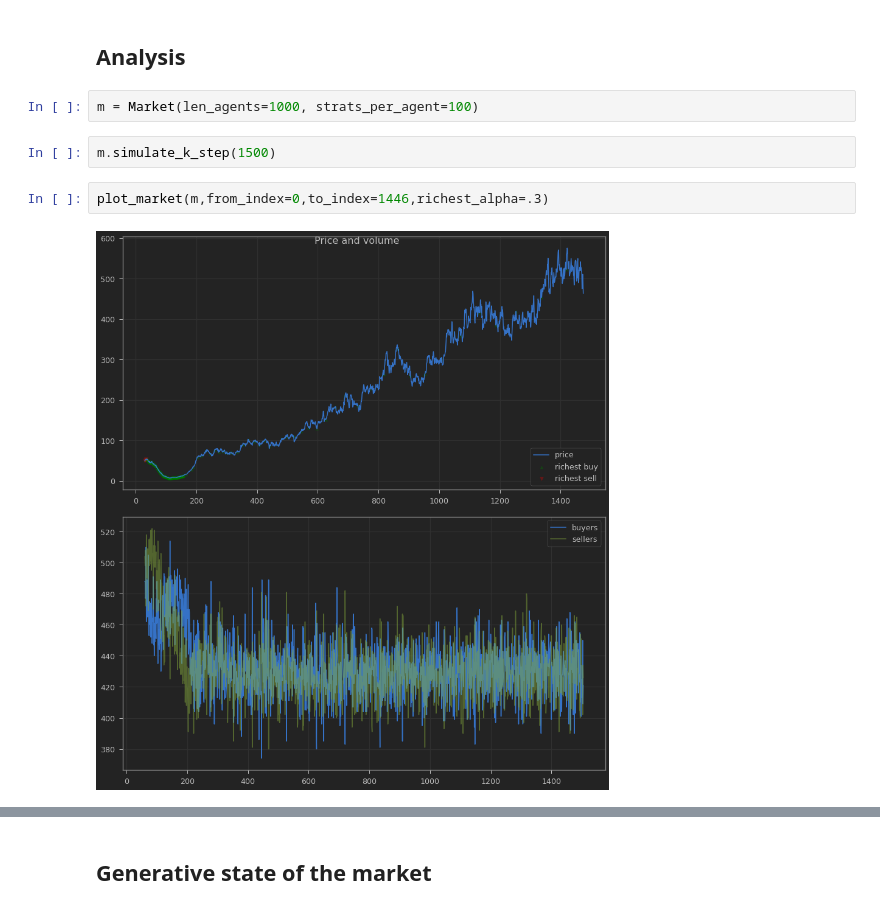
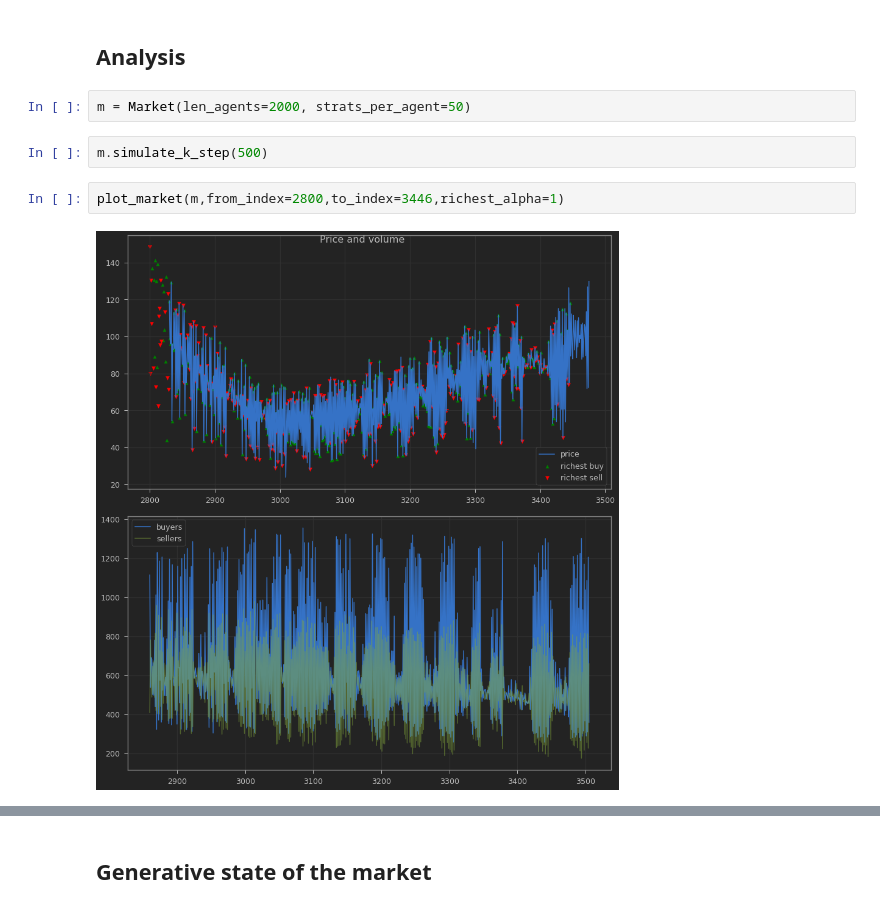
Before and after one commit to jaanerik/economic-life, a Jupyter notebook: GPU Market.ipynb, the cells around one changed output, grey strips where cells are left out. Saved outputs shown, nothing was run; the diff lists cells and outputs as text.

```diff
--- a/GPU Market.ipynb
+++ b/GPU Market.ipynb
@@ -43,10 +43,10 @@ for _ in range(500):
 # %% [markdown]
 ## Analysis
 # %%
-m = Market(len_agents=1000, strats_per_agent=100)
+m = Market(len_agents=2000, strats_per_agent=50)
 # %%
-m.simulate_k_step(1500)
+m.simulate_k_step(500)
 # %%
-plot_market(m,from_index=0,to_index=1446,richest_alpha=.3)
+plot_market(m,from_index=2800,to_index=3446,richest_alpha=1)
 # %% [output]
-[figure, old version]
+[figure, new version]
```
Also changed, not shown: parts of 2 cells of this notebook, 21 other files.
